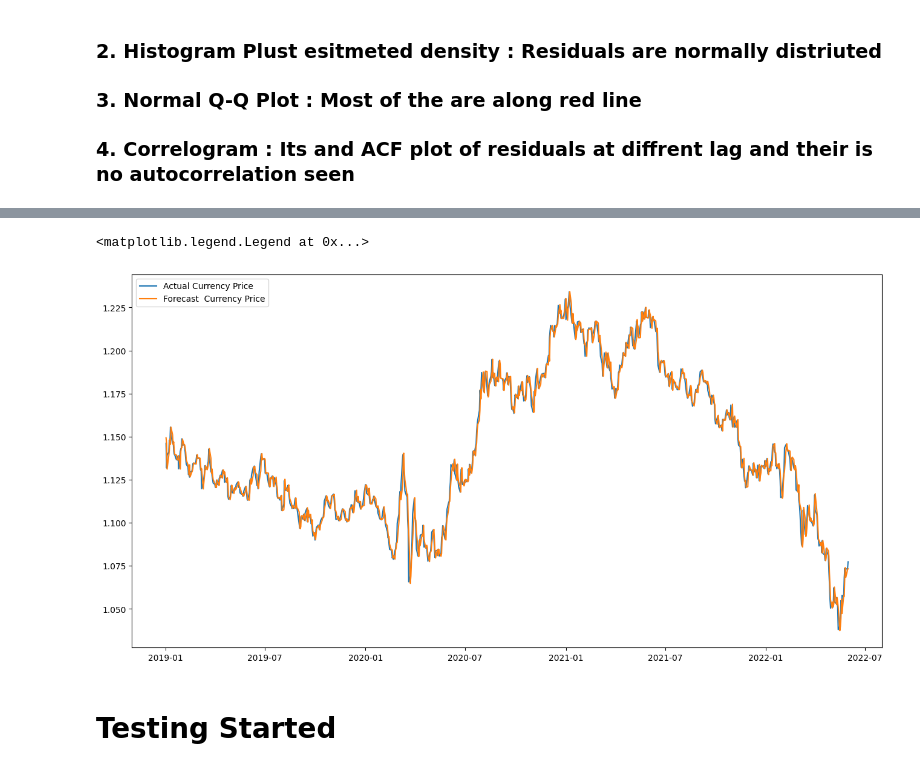
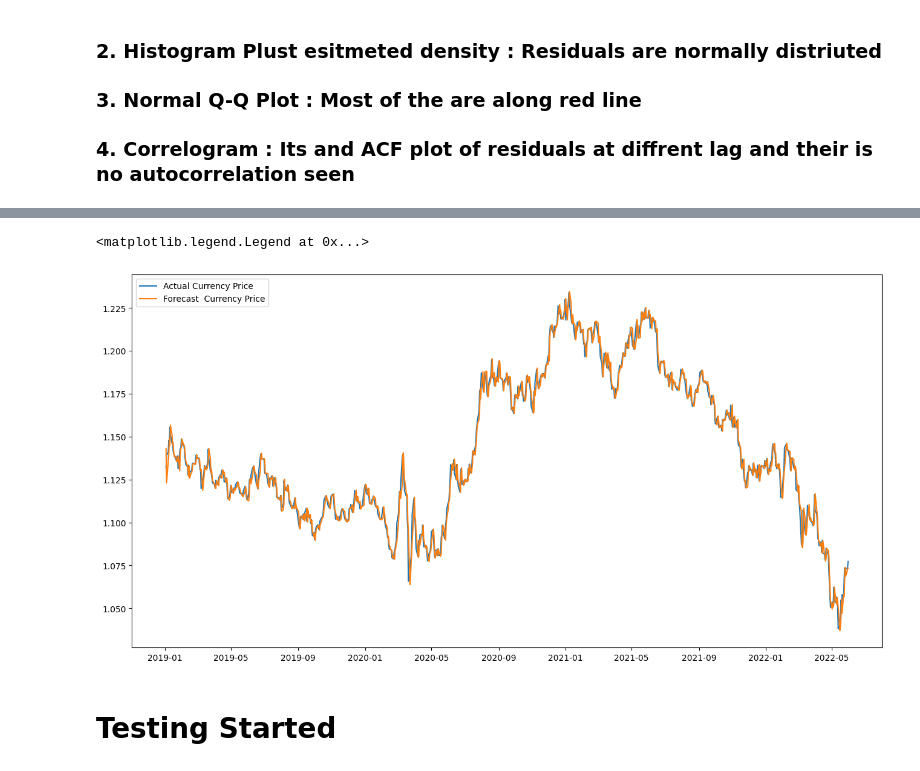
Before and after one commit to pravin-raut/MachineLearning, a Jupyter notebook: dissertation/Currency_Forecast_v2.ipynb, the cells around one changed output, grey strips where cells are left out. Cells and saved outputs as stored; diff of their text form; code cells hidden in the pictures.

```diff
--- a/dissertation/Currency_Forecast_v2.ipynb
+++ b/dissertation/Currency_Forecast_v2.ipynb
@@ -340,12 +345,12 @@ train_data_currency
 891 rows × 4 columns
 # %%
 plt.figure(figsize=(16,8))
-plt.plot(train_data_currency['Original_USD_EUR_Price'][1:],label="Actual Currency Price")
-plt.plot(train_data_currency['Cur predictions'][1:],label="Forecast  Currency Price")
+plt.plot(train_data_currency['Original_USD_EUR_Price'][2:],label="Actual Currency Price")
+plt.plot(train_data_currency['Cur predictions'][2:],label="Forecast  Currency Price")
 plt.legend(loc="upper left")
 # %% [output]
 <matplotlib.legend.Legend at 0x...>
-[figure, old version]
+[figure, new version]
 # %% [markdown]
 # Testing Started
 # %% [markdown]
```
Also changed, not shown: parts of 16 cells of this notebook.
